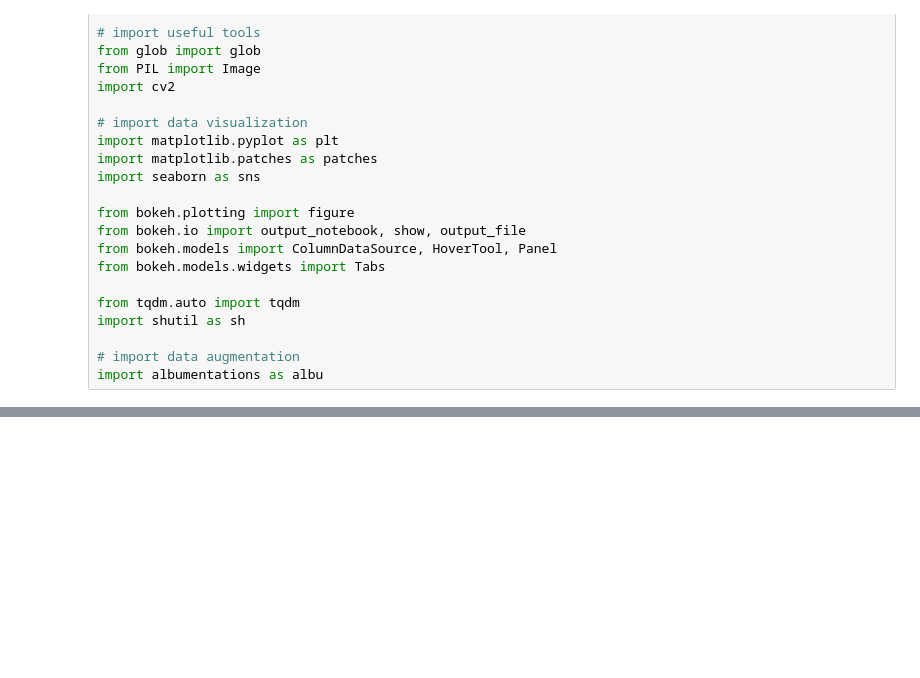
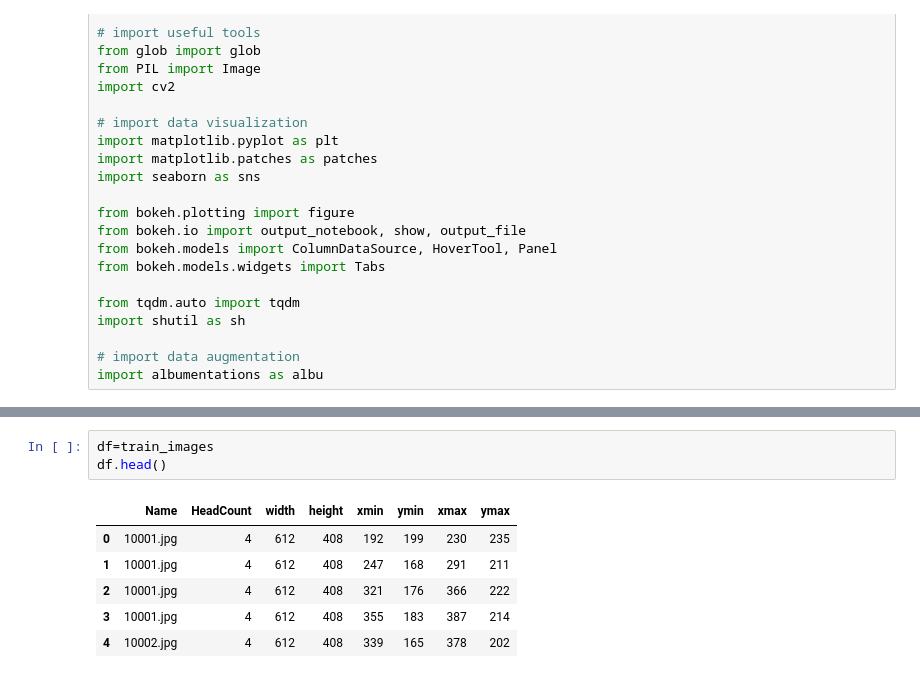
Before and after one commit to PhamBaVuong/PhamBaVuong_DATN, a Jupyter notebook: yolov5.ipynb, the cells around one changed output, grey strips where cells are left out. Drawn from its saved outputs; the diff is of its cells as text; blank space fills up the shorter version.

```diff
--- a/yolov5.ipynb
+++ b/yolov5.ipynb
@@ -37,0 +207,10 @@ FileNotFoundError: ignored
+# %%
+df=train_images
+df.head()
+# %% [output]
+|  | Name | HeadCount | width | height | xmin | ymin | xmax | ymax |
+| 0 | 10001.jpg | 4 | 612 | 408 | 192 | 199 | 230 | 235 |
+| 1 | 10001.jpg | 4 | 612 | 408 | 247 | 168 | 291 | 211 |
+| 2 | 10001.jpg | 4 | 612 | 408 | 321 | 176 | 366 | 222 |
+| 3 | 10001.jpg | 4 | 612 | 408 | 355 | 183 | 387 | 214 |
+| 4 | 10002.jpg | 4 | 612 | 408 | 339 | 165 | 378 | 202 |
```
Also changed, not shown: parts of 31 cells of this notebook.
